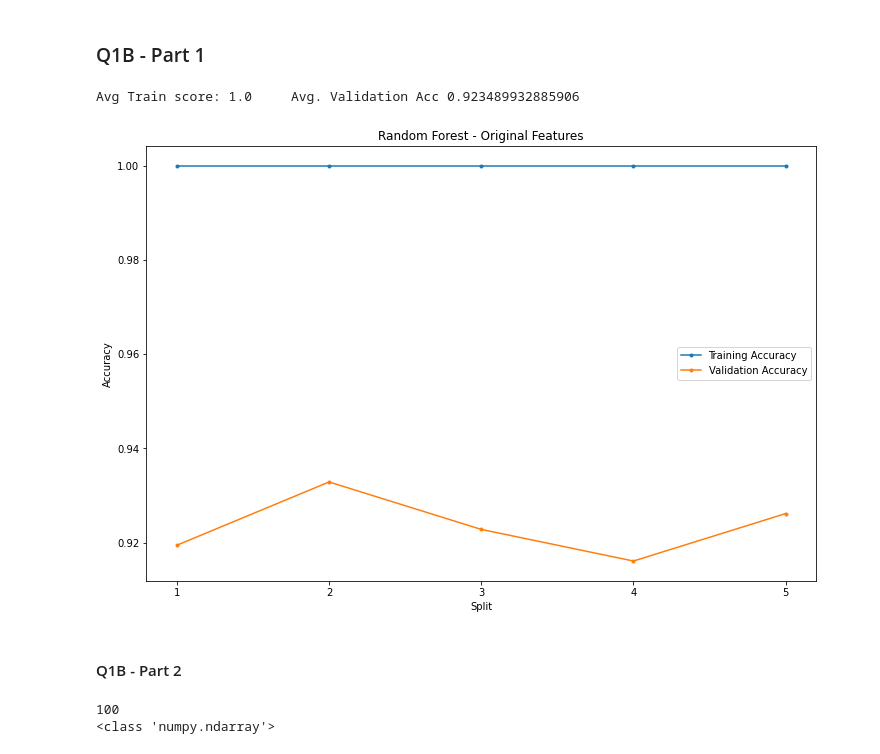
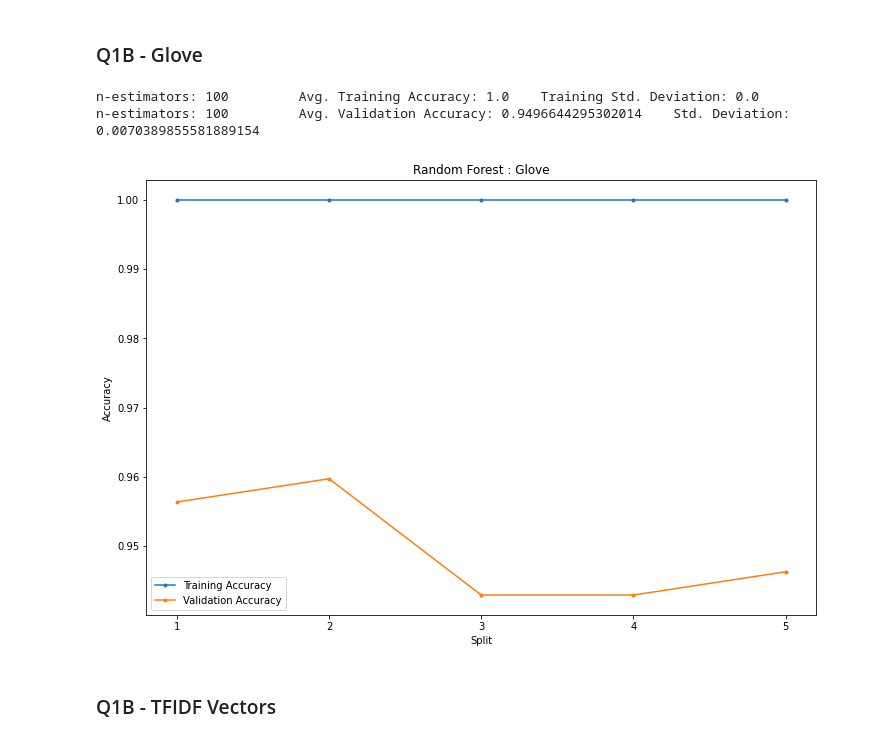
Before and after one commit to cjdomacena/IS392-hw2, a Jupyter notebook: index.ipynb, the cells around one changed output. Cells and saved outputs as stored; diff of their text form; code cells hidden in the pictures.

Commit message:
glove

```diff
--- a/index.ipynb
+++ b/index.ipynb
@@ -39,63 +83,18 @@ train_Y = LabelEncoder().fit_transform(train_data_Y)
 # %% [markdown]
-### Q1B - Part 1
+### Q1B - Glove
-# %%
-train_acc = []
-val_acc = []
-kf = KFold(n_splits=5, shuffle=True)
-for train, test in kf.split(train_X):
-
-    x = train_X[train, :]
-    y = train_Y[train]
-
-    x_val = train_X[test, :]
-    y_val = train_Y[test]
-
-    rfc = RandomForestClassifier(n_estimators=100,
-                                 criterion='gini', max_depth=None, min_samples_split=2, min_samples_leaf=1)
-
-    rfc.fit(x, y)
-    train_acc.append(rfc.score(x, y))
-    val_acc.append(rfc.score(x_val, y_val))
-
-
-print(
-    f'Avg Train score: {np.mean(train_acc)} \t Avg. Validation Acc {np.mean(val_acc)}')
-
-plt.figure(figsize=(12, 8))
-plt.plot(range(1, 6), train_acc, marker='.', label='Training Accuracy')
-plt.plot(range(1, 6), val_acc, marker='.', label='Validation Accuracy')
-plt.xlabel('Split')
-plt.xticks(range(1, 6))
-plt.ylabel('Accuracy')
-plt.legend()
-plt.title('Random Forest - Original Features')
-plt.show()
-# %% [output]
-Avg Train score: 1.0     Avg. Validation Acc 0.923489932885906
-[figure, removed]
+# %%
+from zeugma.embeddings import EmbeddingTransformer
+
+
+glove = EmbeddingTransformer('glove-wiki-gigaword-100')
+glove_embedding = glove.transform(train_data_X)
+
+glove_train, glove_valid = get_rf_scores(glove_embedding, train_Y)
+
+show_results('Glove', glove_train, glove_valid)
+# %% [output]
+n-estimators: 100         Avg. Training Accuracy: 1.0    Training Std. Deviation: 0.0
+n-estimators: 100         Avg. Validation Accuracy: 0.9496644295302014    Std. Deviation: 0.0070389855581889154
+[figure, added]
 # %% [markdown]
-#### Q1B - Part 2
+### Q1B - TFIDF Vectors
-# %%
-import gensim
-import gensim.downloader
-glove_vectors = gensim.downloader.load('glove-wiki-gigaword-100')
-
-print(glove_vectors.vector_size)
-
-train_X = cv.inverse_transform(train_X)
-vocab = glove_vectors.index_to_key
-def word_to_vec(data):
-	embeddedVec = []
-	for items in data:
-		for word in items:
-			if word in vocab:
-				embeddedVec.append(glove_vectors.get_vector(word))
-	return embeddedVec
-
-embeddedVec = np.array(word_to_vec(train_X))
-
-
-print(type(embeddedVec))
-# %% [output]
-100
-<class 'numpy.ndarray'>
```
Also changed, not shown: parts of 5 cells of this notebook, 4 other files.
